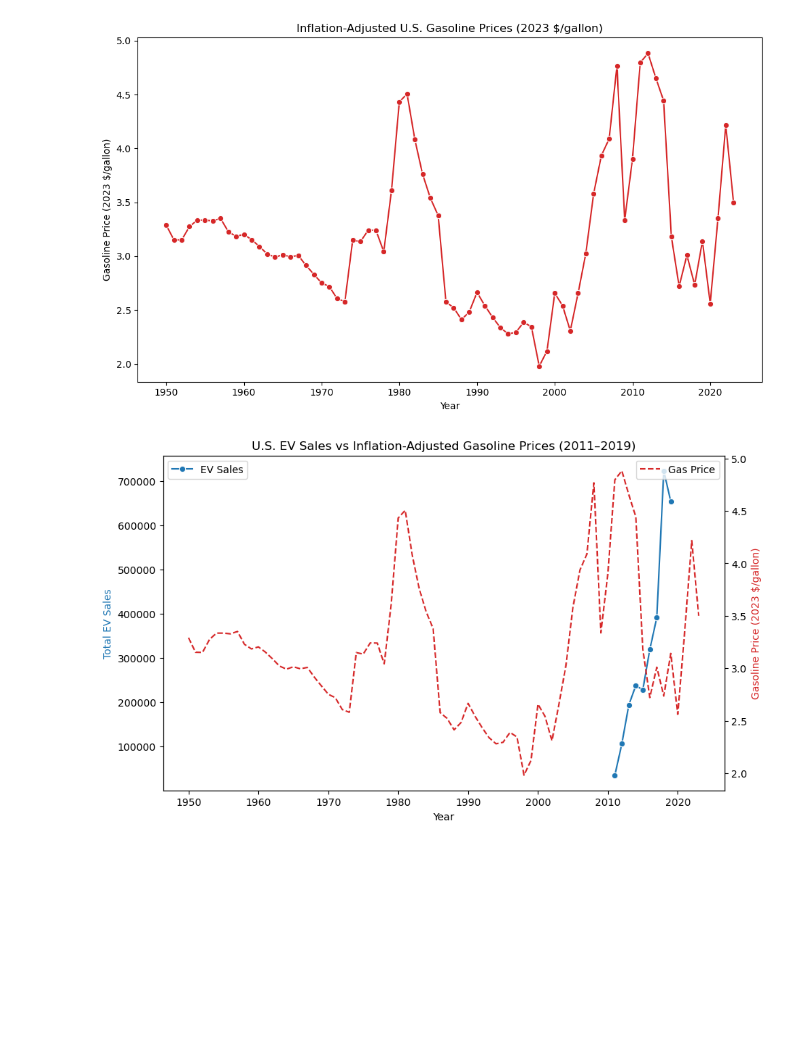
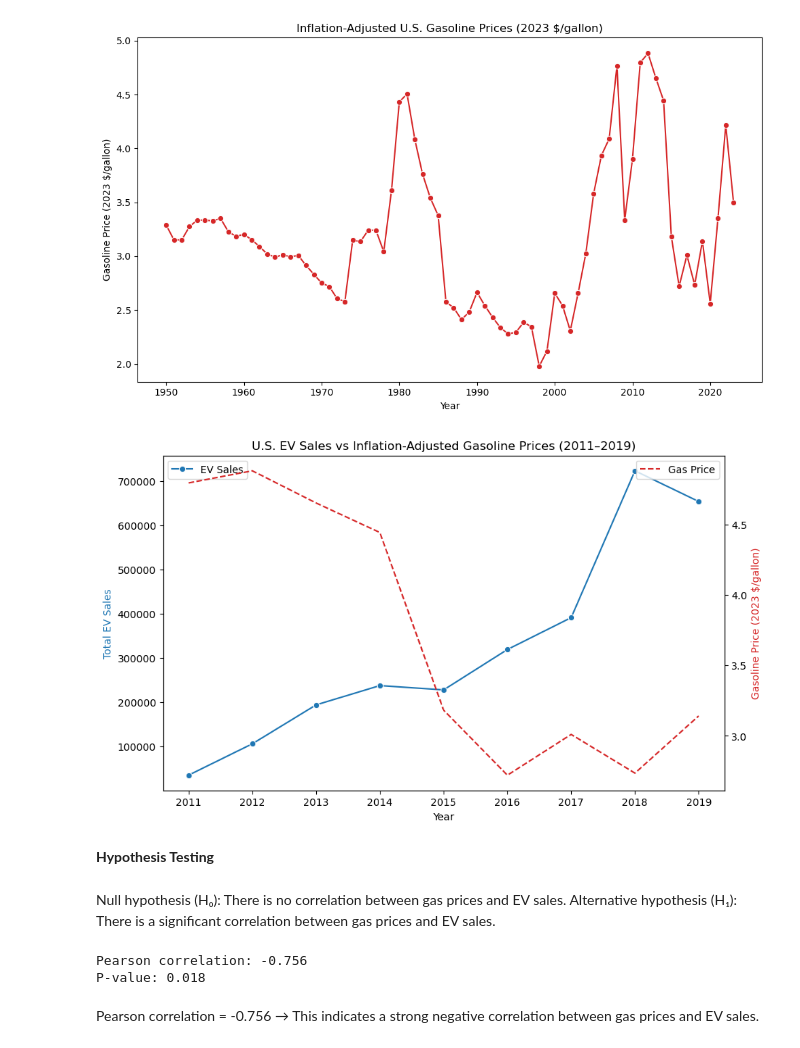
Before and after one commit to ClaudineHandali/dsc190, a Jupyter notebook: gas_ev.ipynb, the cells around one changed output. Cells and saved outputs as stored; diff of their text form; code cells hidden in the pictures; blank space fills up the shorter version.

Commit message:
added hypothesis test

```diff
--- a/gas_ev.ipynb
+++ b/gas_ev.ipynb
@@ -94,10 +95,10 @@ gas_prices["gasoline_price_(2023_$/gallon)"] = pd.to_numeric(
     gas_prices["gasoline_price_(2023_$/gallon)"], errors="coerce"
 )
 gas_prices = gas_prices.dropna(subset=["year", "gasoline_price_(2023_$/gallon)"])
-
+gas_prices_filtered = gas_prices[(gas_prices['year'] >= 2011) & (gas_prices['year'] <= 2019)].copy()
 # Restrict both to common years
 merged = pev_sales_by_year.merge(
-    gas_prices[["year", "gasoline_price_(2023_$/gallon)"]],
+    gas_prices_filtered[["year", "gasoline_price_(2023_$/gallon)"]],
     on="year",
     how="inner"
 )
@@ -206,14 +207,19 @@ plt.show()
 # %%
 # Visualization
 plt.figure(figsize=(10,6))
 ax1 = sns.lineplot(data=pev_sales_by_year, x="year", y="sales", color="tab:blue", marker="o", label="EV Sales")
 ax2 = ax1.twinx()
-sns.lineplot(data=gas_prices, x="year", y="gasoline_price_(2023_$/gallon)", color="tab:red", linestyle="--", label="Gas Price", ax=ax2)
+sns.lineplot(data=gas_prices_filtered, x="year", y="gasoline_price_(2023_$/gallon)", color="tab:red", linestyle="--", label="Gas Price", ax=ax2)
 
 ax1.set_xlabel("Year")
 ax1.set_ylabel("Total EV Sales", color="tab:blue")
 ax2.set_ylabel("Gasoline Price (2023 $/gallon)", color="tab:red")
 plt.title("U.S. EV Sales vs Inflation-Adjusted Gasoline Prices (2011–2019)")
 plt.show()
 # %% [output]
-[figure, old version]
+[figure, new version]
+# %% [markdown]
+**Hypothesis Testing**
+# %% [markdown]
+Null hypothesis (H₀): There is no correlation between gas prices and EV sales.
+Alternative hypothesis (H₁): There is a significant correlation between gas prices and EV sales.
@@ -219,0 +230,11 @@ plt.show()
+# %%
+# Pearson correlation and p-value
+corr, p_value = pearsonr(merged['gasoline ($/gallon)'], merged['sales'])
+
+print(f"Pearson correlation: {corr:.3f}")
+print(f"P-value: {p_value:.3f}")
+# %% [output]
+Pearson correlation: -0.756
+P-value: 0.018
+# %% [markdown]
+Pearson correlation = -0.756 → This indicates a strong negative correlation between gas prices and EV sales.
```
Also changed, not shown: parts of 2 cells of this notebook.
